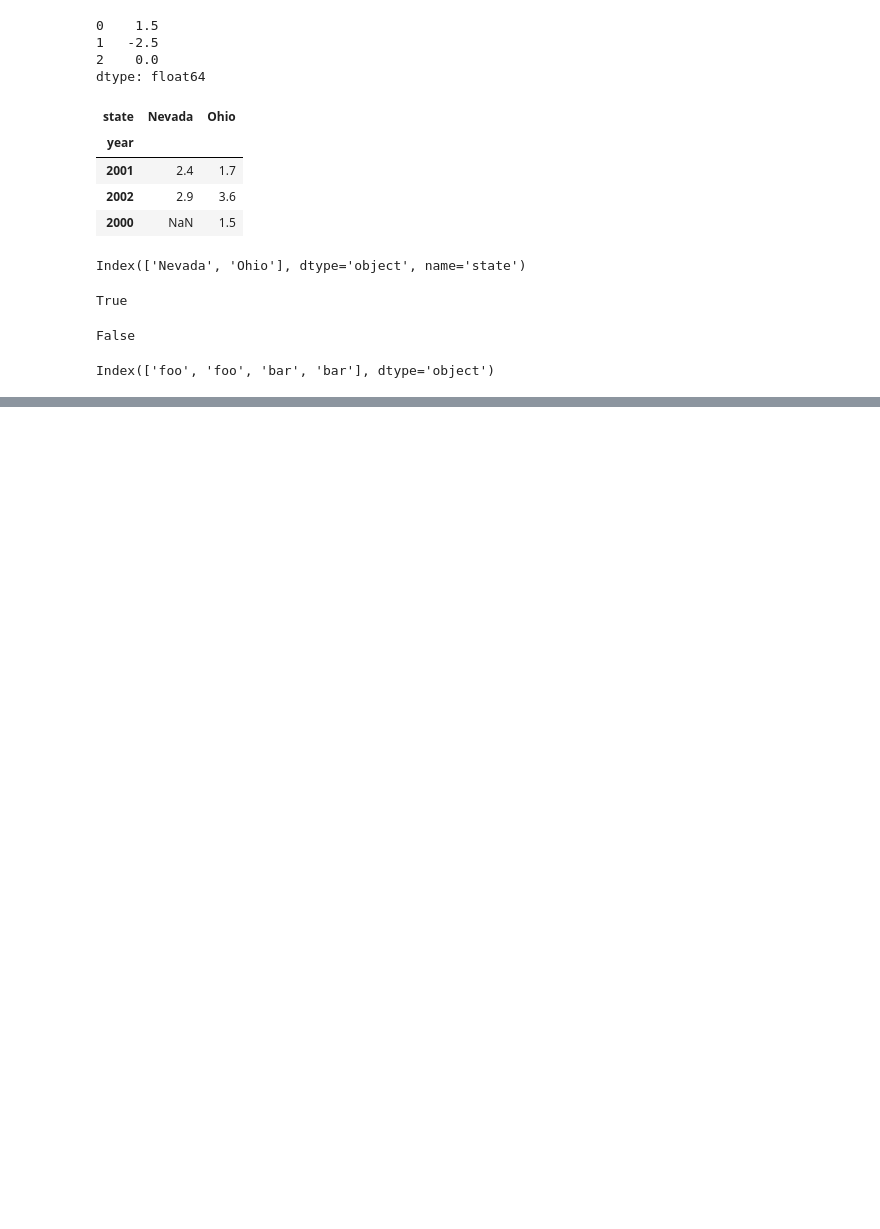
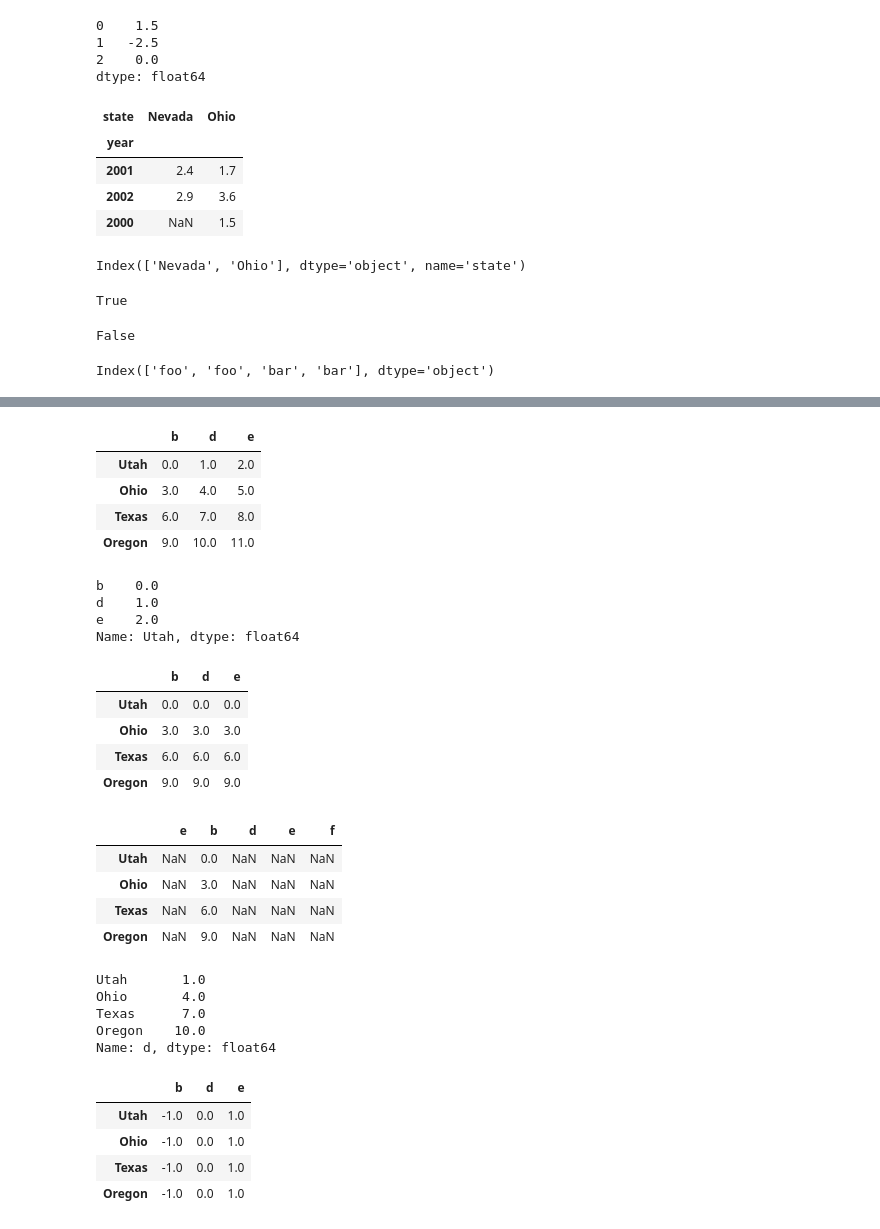
Before and after one commit to MuayThaiLegz/Py_DataAnalysis, a Jupyter notebook: Python_forData_5.ipynb, the cells around one changed output, grey strips where cells are left out. Saved outputs shown, nothing was run; the diff lists cells and outputs as text; code cells hidden in the pictures; blank space fills up the shorter version.

```diff
--- a/Python_forData_5.ipynb
+++ b/Python_forData_5.ipynb
@@ -377,0 +849,67 @@ Index(['foo', 'foo', 'bar', 'bar'], dtype='object')
+# %%
+"""
+This is referred to as broadcasting-- see Appendix A.
+Operations betweeen a DataFrame and a Series are similar:
+"""
+
+frame = pd.DataFrame(np.arange(12.).reshape((4,3)), columns=list('bde'),
+                     index=['Utah', 'Ohio', 'Texas', 'Oregon'])
+
+series = frame.iloc[0]
+
+display(frame)
+
+display(series)
+
+# arithmetic between DF and Series matches the index of the Series on the Df columns, broadcasting down the rows
+
+display(frame - series)
+
+# If an index value is not found in either the df columns | the Series's index.
+# The object is reindexed fo form the Union.
+
+series202 = pd.Series(range(3), index=['b', ' e', 'f'])
+
+display(frame + series202)
+
+# If you want to instead broadcast over the columns,
+# matching on the rows, you have to use one of the arithmetic methods
+
+series33 = frame['d']
+
+display(series33)
+
+# The axis num that you pass is the axis to match on. Here we match on the df rows index
+# (axis='index' or axis=0) and broadcast across.
+
+display(frame.sub(series33, axis='index'))
+# %% [output]
+|  | b | d | e |
+| Utah | 0.0 | 1.0 | 2.0 |
+| Ohio | 3.0 | 4.0 | 5.0 |
+| Texas | 6.0 | 7.0 | 8.0 |
+| Oregon | 9.0 | 10.0 | 11.0 |
+b    0.0
+d    1.0
+e    2.0
+Name: Utah, dtype: float64
+|  | b | d | e |
+| Utah | 0.0 | 0.0 | 0.0 |
+| Ohio | 3.0 | 3.0 | 3.0 |
+| Texas | 6.0 | 6.0 | 6.0 |
+| Oregon | 9.0 | 9.0 | 9.0 |
+|  | e | b | d | e | f |
+| Utah | NaN | 0.0 | NaN | NaN | NaN |
+| Ohio | NaN | 3.0 | NaN | NaN | NaN |
+| Texas | NaN | 6.0 | NaN | NaN | NaN |
+| Oregon | NaN | 9.0 | NaN | NaN | NaN |
+Utah       1.0
+Ohio       4.0
+Texas      7.0
+Oregon    10.0
+Name: d, dtype: float64
+|  | b | d | e |
+| Utah | -1.0 | 0.0 | 1.0 |
+| Ohio | -1.0 | 0.0 | 1.0 |
+| Texas | -1.0 | 0.0 | 1.0 |
+| Oregon | -1.0 | 0.0 | 1.0 |
```
Also changed, not shown: parts of 16 cells of this notebook.
